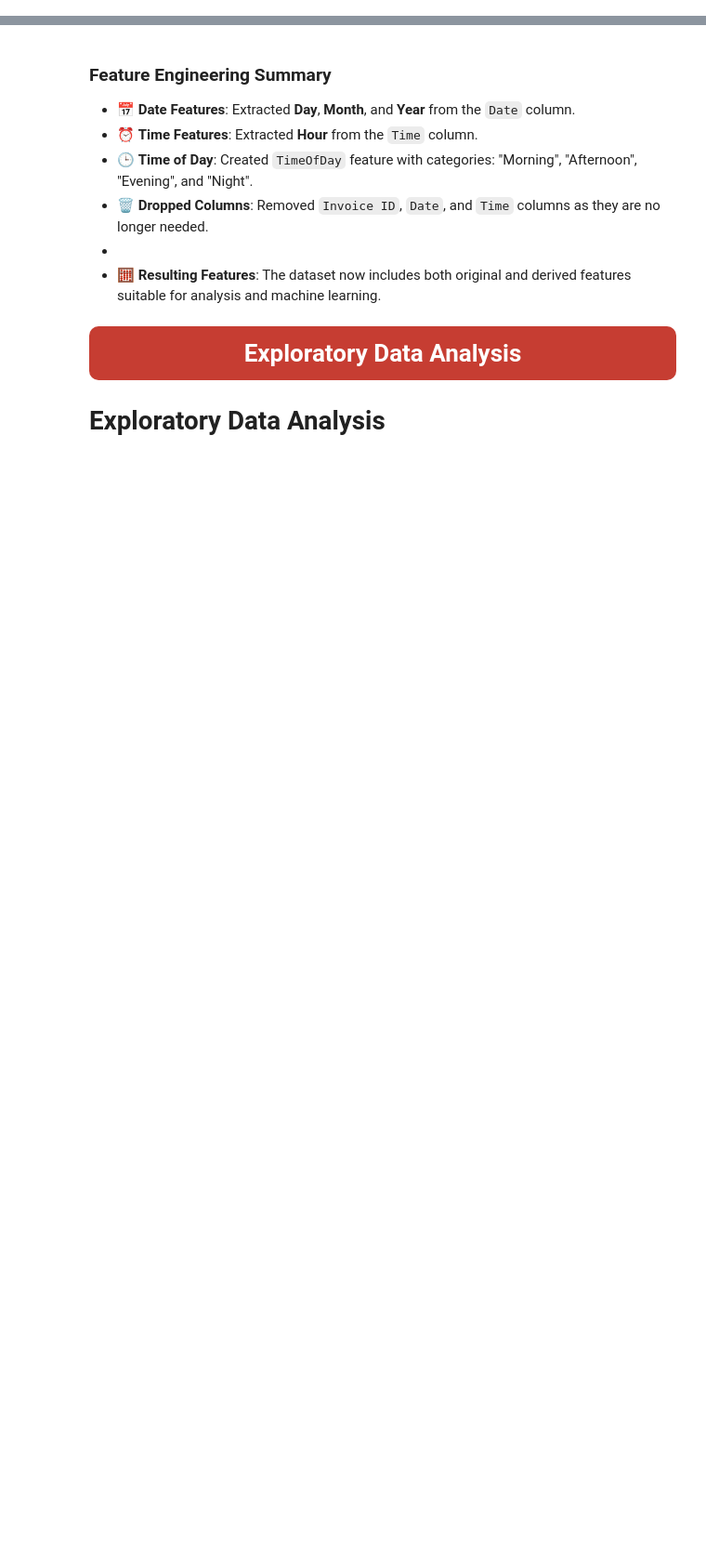
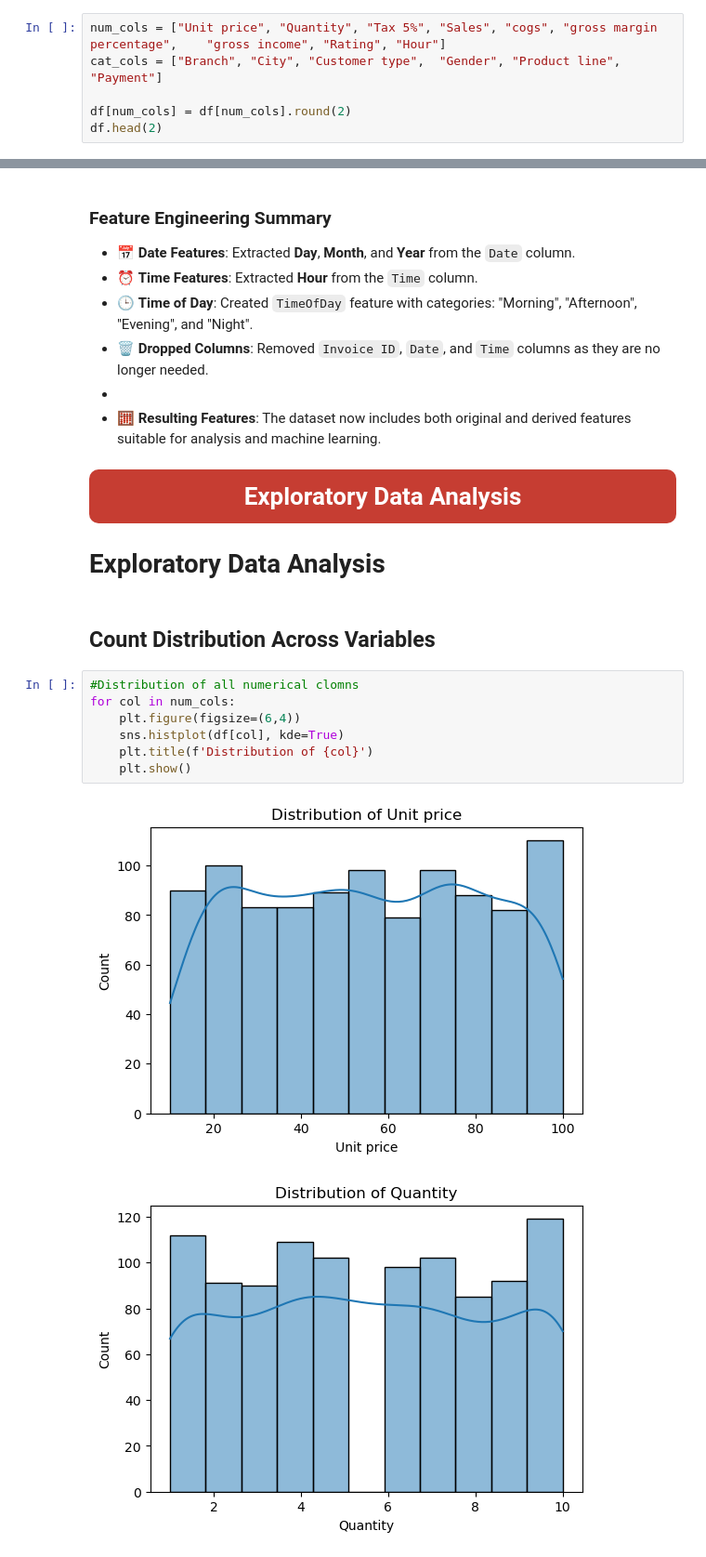
Before and after one commit to munircole/Supermarket-Sales-Analysis-Forecast-, a Jupyter notebook: sales-forecast.ipynb, the cells around one changed output, grey strips where cells are left out. Shown at 93% size. Saved outputs shown, nothing was run; the diff lists cells and outputs as text; blank space fills up the shorter version.

```diff
--- a/sales-forecast.ipynb
+++ b/sales-forecast.ipynb
@@ -292,3 +292,9 @@ Data columns (total 19 columns):
  18  TimeOfDay                1000 non-null   object
 dtypes: float64(7), int32(2), int64(1), object(9)
 memory usage: 140.8+ KB
+# %%
+num_cols = ["Unit price", "Quantity", "Tax 5%", "Sales", "cogs", "gross margin percentage",	"gross income",	"Rating", "Hour"]
+cat_cols = ["Branch", "City", "Customer type",	"Gender", "Product line", "Payment"]
+
+df[num_cols] = df[num_cols].round(2)
+df.head(2)
@@ -316,3 +326,15 @@ Exploratory Data Analysis
 </div>
 
 # Exploratory Data Analysis <a class="anchor" id="EDA"></a>
+# %% [markdown]
+## Count Distribution Across Variables<a class="anchor" id="univariant"></a>
+# %%
+#Distribution of all numerical clomns
+for col in num_cols:
+    plt.figure(figsize=(6,4))
+    sns.histplot(df[col], kde=True)
+    plt.title(f'Distribution of {col}')
+    plt.show()
+# %% [output]
+[figure, added]
+[figure, added]
```
Also changed, not shown: parts of 5 cells of this notebook.
